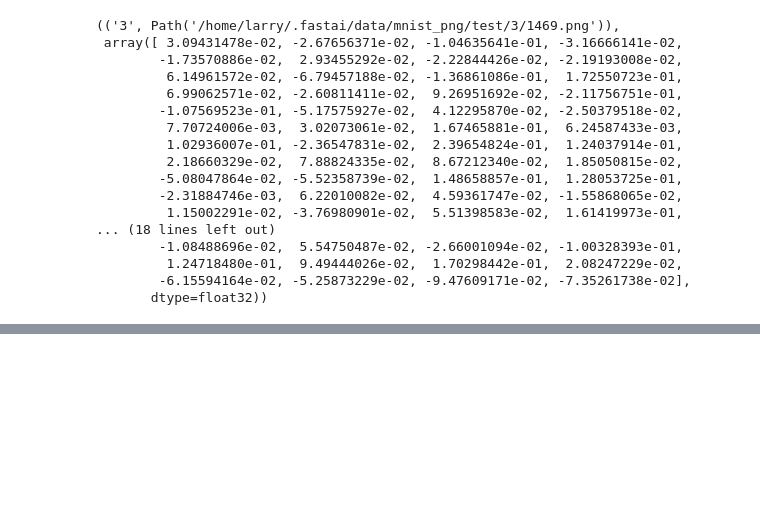
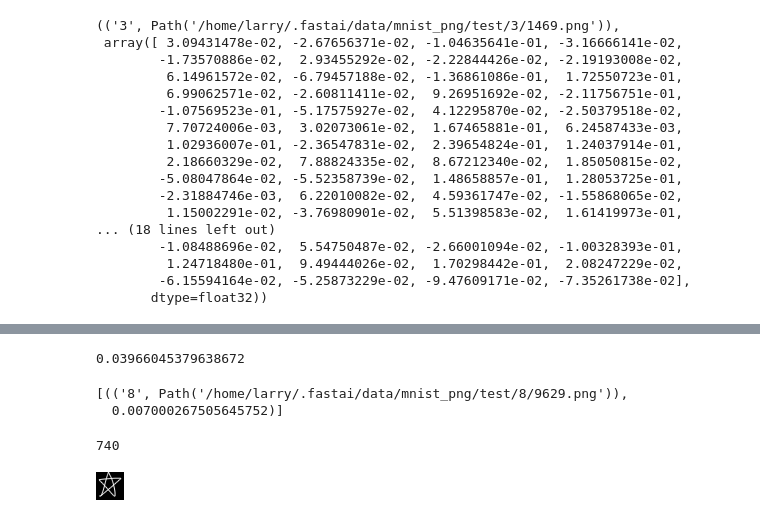
Before and after one commit to lobrien/triplet-loss-pytorch, a Jupyter notebook: Rework his main_train_triplet.ipynb, the cells around one changed output, grey strips where cells are left out. Saved outputs shown, nothing was run; the diff lists cells and outputs as text; code cells hidden in the pictures; blank space fills up the shorter version.

```diff
--- a/Rework his main_train_triplet.ipynb
+++ b/Rework his main_train_triplet.ipynb
@@ -298,0 +343,9 @@ list(best_match_mnist(fingerprint_db, fingerprint, 10))
+# %%
+spatial.distance.cosine(fps2, fps1)
+# %% [output]
+0.03966045379638672
+# %%
+list(best_match_mnist(fingerprint_db, fps2, 1))
+# %% [output]
+[(('8', Path('/home/larry/.fastai/data/mnist_png/test/8/9629.png')),
+  0.007000267505645752)]
@@ -298,0 +354,9 @@ list(best_match_mnist(fingerprint_db, fingerprint, 10))
+# %%
+len(list(m for m in best_match_mnist(fingerprint_db, fps2, 10000) if m[1] < 0.04))
+# %% [output]
+740
+# %%
+query_img = PILImage.create("Star2.png")
+query_img
+# %% [output]
+[figure, added]
```
Also changed, not shown: parts of 14 cells of this notebook, 3 other files.
